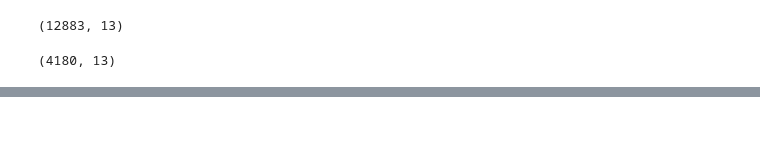
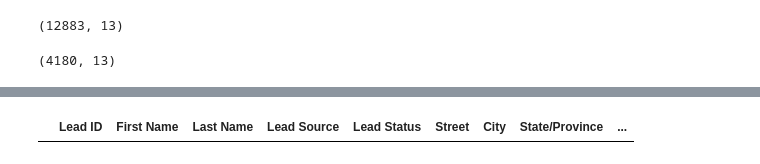
Before and after one commit to rajachak/DSI-Project5, a Jupyter notebook: 03 Get Leads Addresses.ipynb, the cells around one changed output, grey strips where cells are left out. Saved outputs shown, nothing was run; the diff lists cells and outputs as text; code cells hidden in the pictures; blank space fills up the shorter version.

```diff
--- a/03 Get Leads Addresses.ipynb
+++ b/03 Get Leads Addresses.ipynb
@@ -195,0 +196,4 @@ df2[df2.lat.isnull()==True].
+# %%
+df2[df2.Street=='S Ulster St nan']
+# %% [output]
+|  | Lead ID | First Name | Last Name | Lead Source | Lead Status | Street | City | State/Province | ... |
```
Also changed, not shown: parts of 23 cells of this notebook, 2 other files.
